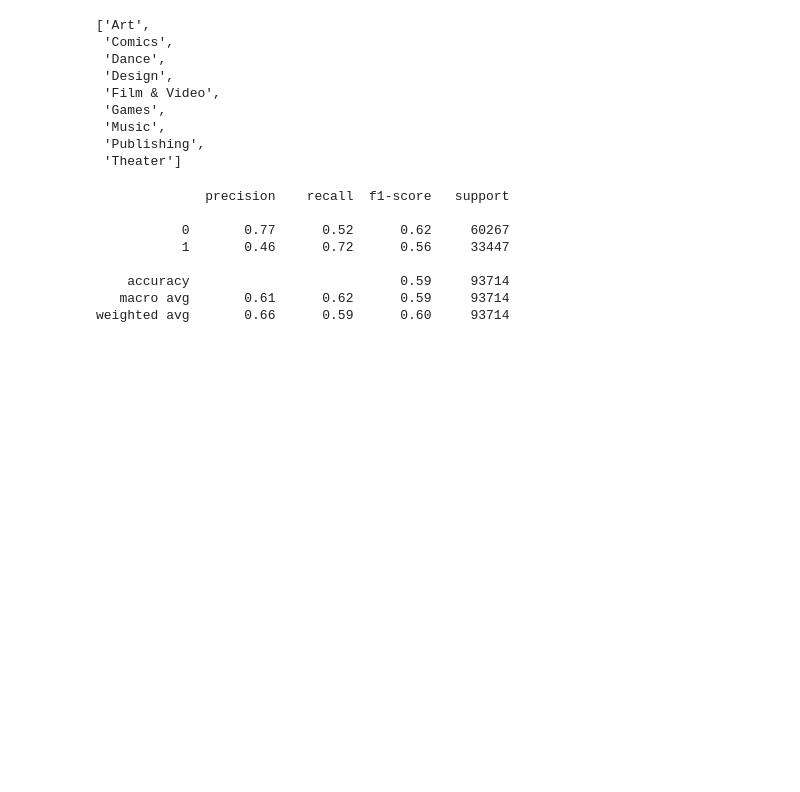
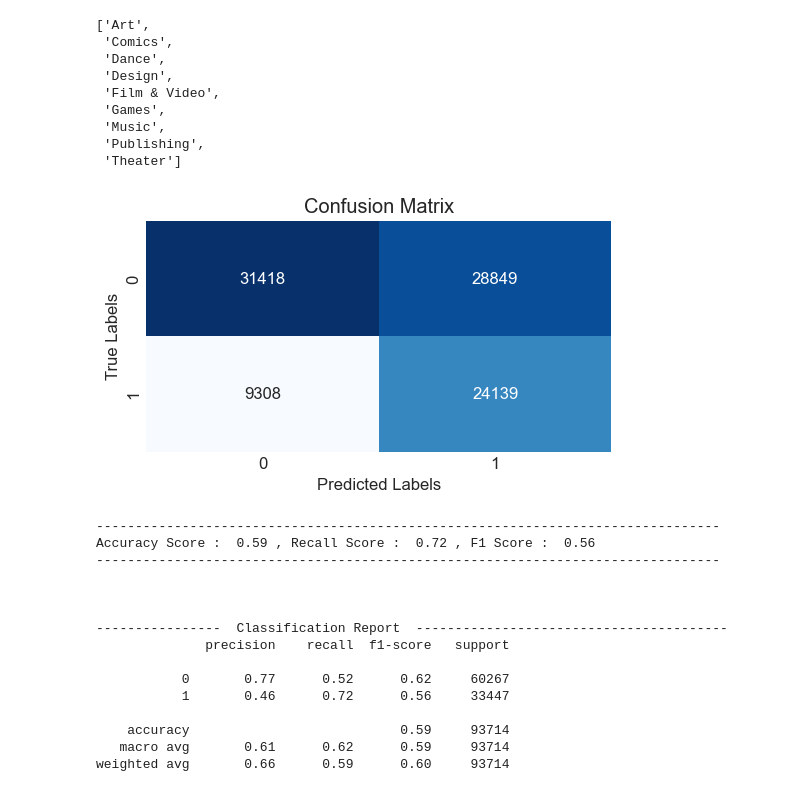
Before and after one commit to TorstenChandler/kickstarter_project, a Jupyter notebook: EDA_Monali.ipynb, the cells around one changed output. Saved outputs shown, nothing was run; the diff lists cells and outputs as text; code cells hidden in the pictures; blank space fills up the shorter version.

Commit message:
Added visualisation metrics for modes

```diff
--- a/EDA_Monali.ipynb
+++ b/EDA_Monali.ipynb
@@ -399,17 +454,24 @@ Theater         2294        4724          0.67
 # %%
 # Defining Baseline model
 def baseline_model(df:pd.DataFrame):
     """Edugated guess"""
     y_pred = [1 if row['goal'] <= 20000 and row['country'] in successful_countries and row['category'] in successful_categories else 0 for index, row in df.iterrows()]
     return y_pred
 
 X_train, X_test, y_train, y_test = split_train_test(data, 'state')
-y_test_encoded = (y_test == 'Successful').astype(int)
+y_test = (y_test == 'Successful').astype(int)
+y_pred = baseline_model(X_test)
 
-# Print classification report of baseline model
-print(classification_report(y_test_encoded, baseline_model(X_test)))
-#print("--------"*10)
+plot.visualise_evaluation_metrics(y_test, y_pred)
 # %% [output]
+[figure, added]
+--------------------------------------------------------------------------------
+Accuracy Score :  0.59 , Recall Score :  0.72 , F1 Score :  0.56
+--------------------------------------------------------------------------------
+
+
+
+----------------  Classification Report  ----------------------------------------
               precision    recall  f1-score   support
 
            0       0.77      0.52      0.62     60267
```
Also changed, not shown: parts of 5 cells of this notebook, 1 other file.
